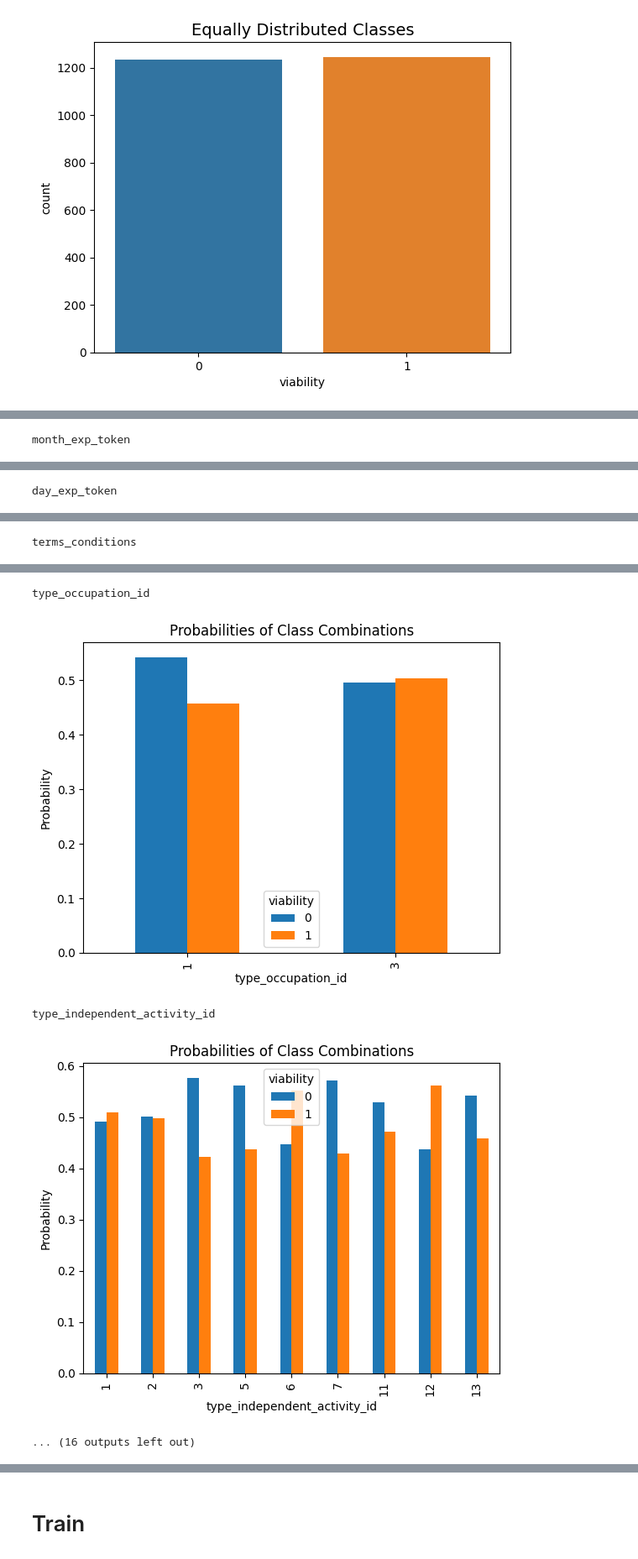
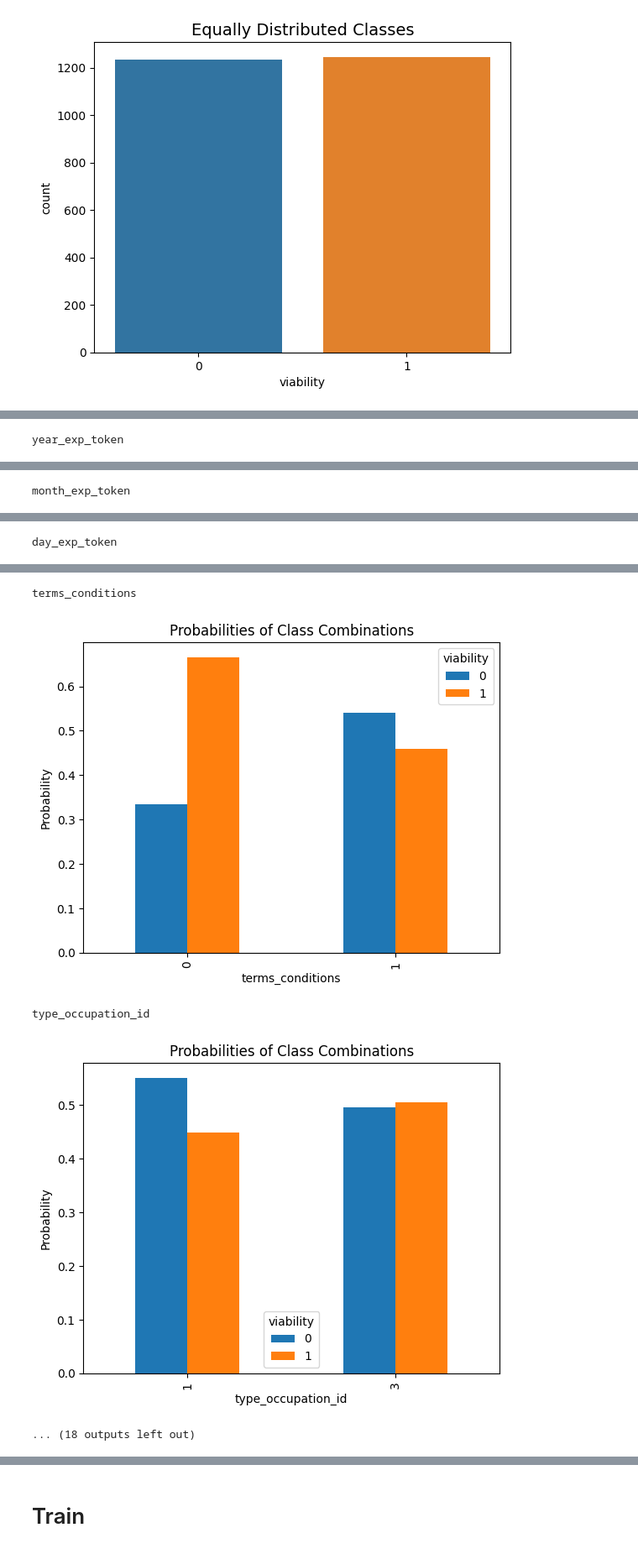
Before and after one commit to alejomaar/habi, a Jupyter notebook: prediction.ipynb, the cells around one changed output, grey strips where cells are left out. Shown: that part at 84% size. Drawn from its saved outputs; the diff is of its cells as text; code cells hidden in the pictures.

```diff
--- a/prediction.ipynb
+++ b/prediction.ipynb
@@ -190,6 +182,8 @@ habi_df['has_familiar_debts'] = (habi_df.familiar_debts==0).astype(int)
 habi_df['has_region_id'] = ~habi_df.region_id.isnull()
 # %%
 habi_df['has_date_exp_token'] = ~habi_df.date_exp_token.isnull()
+# %%
+habi_df['region_id'] = habi_df['region_id'].fillna(0).astype(str)
 # %% [markdown]
 # Undersampling
 # %%
@@ -241,7 +235,7 @@ def proba_plot(df:pd.DataFrame,feature:str):
     plt.ylabel('Probability')
     plt.show()
 # %%
-categorical = ['year_exp_token','month_exp_token','day_exp_token','terms_conditions','type_occupation_id','type_independent_activity_id', 'is_tax_return' ,'is_active','activity_code','is_selected','has_extra_incomes','has_familiar_debts','has_region_id','has_date_exp_token']
+categorical = ['region_id','year_exp_token','month_exp_token','day_exp_token','terms_conditions','type_occupation_id','type_independent_activity_id', 'is_tax_return' ,'is_active','activity_code','is_selected','has_extra_incomes','has_familiar_debts','has_region_id','has_date_exp_token']
 
 for c in categorical:
     print(c)
@@ -252 +246 @@ year_exp_token
-month_exp_token
+year_exp_token
@@ -254 +248 @@ month_exp_token
-day_exp_token
+month_exp_token
@@ -256 +250 @@ day_exp_token
-terms_conditions
+day_exp_token
@@ -258,8 +252,8 @@ terms_conditions
-type_occupation_id
+terms_conditions
-[figure, old version]
+[figure, new version]
-type_independent_activity_id
+type_occupation_id
-[figure, old version]
+[figure, new version]
-... (16 outputs left out)
+... (18 outputs left out)
 # %%
 plt.figure(figsize=(10,10))
 plt.rc('font', size=10)
```
Also changed, not shown: parts of 8 cells of this notebook.
